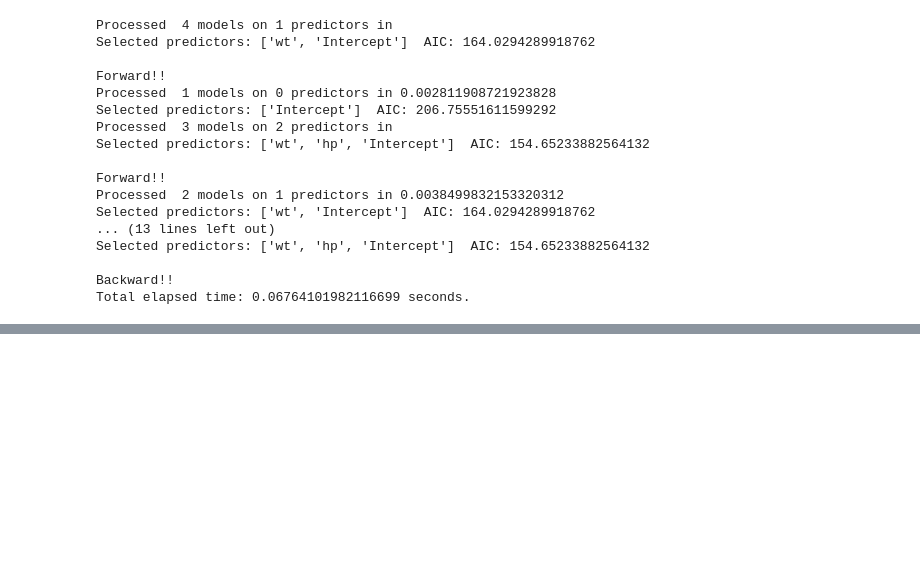
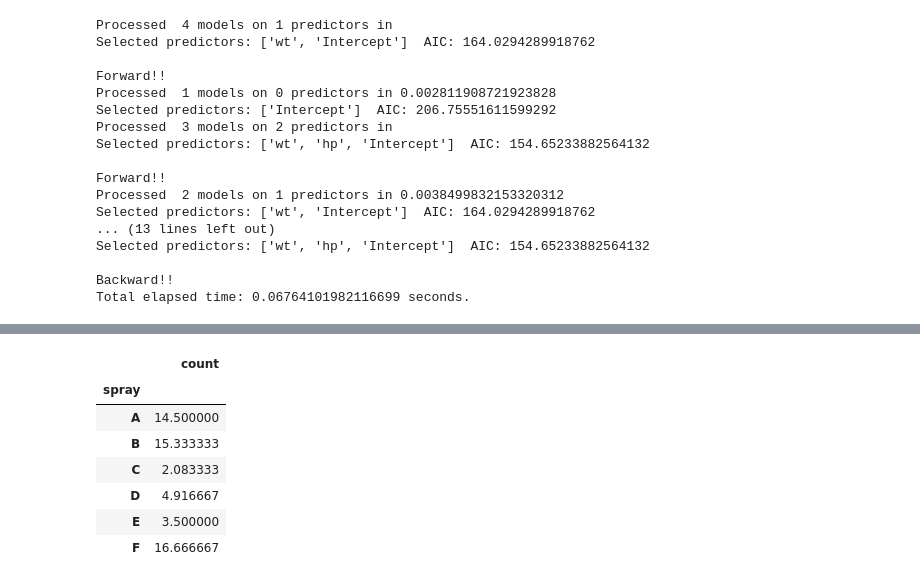
Before and after one commit to klee30810/ADP-study, a Jupyter notebook: stats/kwak/Chap 07. 회귀분석.ipynb, the cells around one changed output, grey strips where cells are left out. Drawn from its saved outputs; the diff is of its cells as text; code cells hidden in the pictures; blank space fills up the shorter version.

Commit message:
kwak update

```diff
--- a/stats/kwak/Chap 07. 회귀분석.ipynb
+++ b/stats/kwak/Chap 07. 회귀분석.ipynb
@@ -580,0 +519,3 @@ PatsyError: Error evaluating factor: NameError: name 'Intercept' is not defined
+# %%
+insect = pd.read_csv("../data/kwak/InsectSprays.csv", index_col='rownames')
+insect.info()
@@ -580,0 +532,11 @@ PatsyError: Error evaluating factor: NameError: name 'Intercept' is not defined
+# %%
+insect.groupby('spray').mean()
+# %% [output]
+|  | count |
+| spray |  |
+| A | 14.500000 |
+| B | 15.333333 |
+| C | 2.083333 |
+| D | 4.916667 |
+| E | 3.500000 |
+| F | 16.666667 |
```
Also changed, not shown: parts of 7 cells of this notebook.
